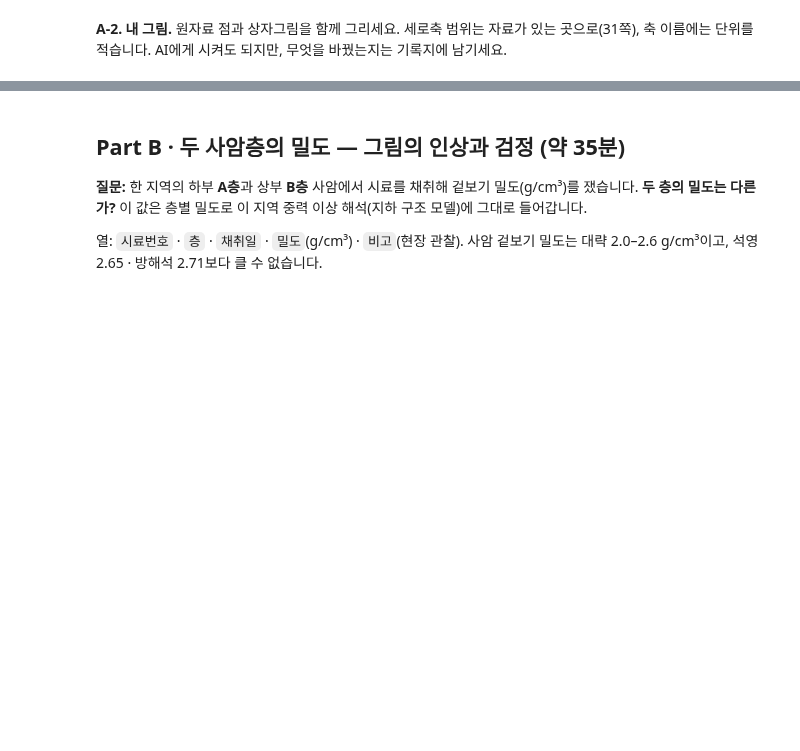
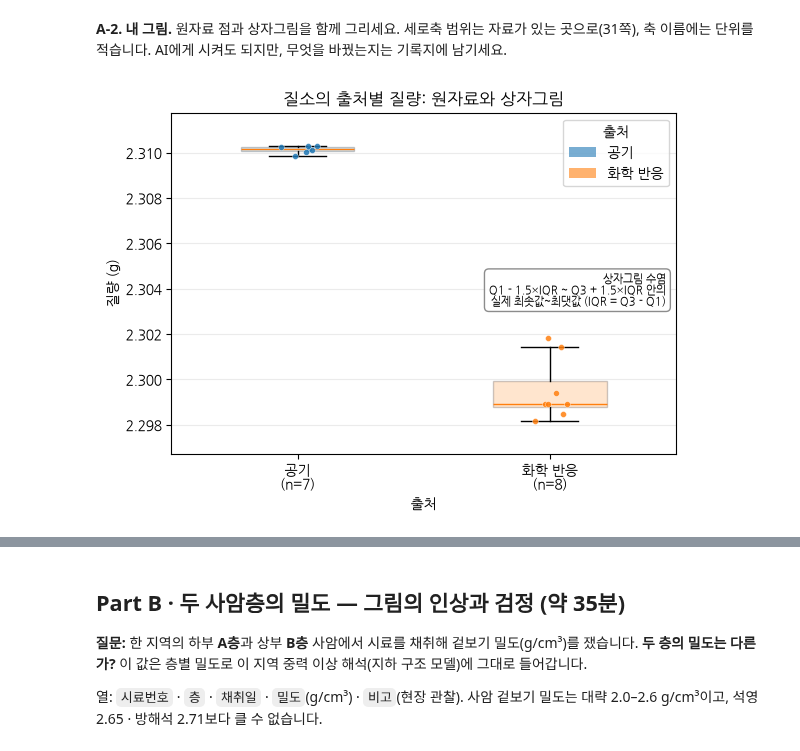
Before and after one commit to tykimuj33/basic-geological-data-science, a Jupyter notebook: 실습과제2/과제2_시작노트북_6주차.ipynb, the cells around one changed output, grey strips where cells are left out. Saved outputs shown, nothing was run; the diff lists cells and outputs as text; code cells hidden in the pictures; blank space fills up the shorter version.

```diff
--- a/실습과제2/과제2_시작노트북_6주차.ipynb
+++ b/실습과제2/과제2_시작노트북_6주차.ipynb
@@ -61,5 +112,50 @@ ra
 **A-2. 내 그림.** 원자료 점과 상자그림을 함께 그리세요. 세로축 범위는 자료가 있는 곳으로(31쪽), 축 이름에는 단위를 적습니다. AI에게 시켜도 되지만, 무엇을 바꿨는지는 기록지에 남기세요.
 # %%
 # A-2: 내 그림 (원자료 점 + 상자그림)
+from matplotlib.patches import Patch
+sources = ["공기", "화학 반응"]
+groups = [ra.loc[ra["출처"] == source, "질량_g"].dropna() for source in sources]
+colors = ["tab:blue", "tab:orange"]
+
+fig, ax = plt.subplots(figsize=(6, 4.5))
+boxes = ax.boxplot(groups, tick_labels=sources, patch_artist=True,
+                   showfliers=False, whis=1.5, widths=0.45)
+for box, color in zip(boxes["boxes"], colors):
+    box.set_facecolor(color)
+    box.set_alpha(0.2)
+
+# 작은 점과 좌우 흩뿌리기로 겹침을 줄입니다.
+rng = np.random.default_rng(42)
+for position, values, color in zip([1, 2], groups, colors):
+    jitter = rng.uniform(-0.08, 0.08, size=len(values))
+    ax.scatter(position + jitter, values, s=18, color=color,
+               alpha=0.85, edgecolors="white", linewidths=0.3, zorder=3)
+
+# 자료 범위에 맞게 세로축을 설정합니다.
+values = np.concatenate([group.to_numpy() for group in groups])
+padding = max(float(np.ptp(values)) * 0.12, 0.0001)
+ax.set_ylim(values.min() - padding, values.max() + padding)
+ax.ticklabel_format(axis="y", style="plain", useOffset=False)
+# 출처와 결측값을 제외한 실제 시료 수를 함께 표시합니다.
+ax.set_xticks([1, 2],
+              [f"{source}\n(n={len(group)})" for source, group in zip(sources, groups)])
+ax.set_xlabel("출처")
+ax.set_ylabel("질량 (g)")
+ax.set_title("질소의 출처별 질량: 원자료와 상자그림")
+ax.legend(handles=[Patch(facecolor=color, alpha=0.6, label=source)
+                   for source, color in zip(sources, colors)],
+          title="출처", loc="upper right")
+ax.grid(axis="y", alpha=0.25)
+ax.set_axisbelow(True)
+# 두 질량 집단 사이의 빈 공간에 공통 설명을 배치합니다.
+ax.text(0.98, 0.48,
+        "상자그림 수염\nQ1 - 1.5×IQR ~ Q3 + 1.5×IQR 안의\n실제 최솟값~최댓값 (IQR = Q3 - Q1)",
+        transform=ax.transAxes, ha="right", va="center", fontsize=8,
+        bbox=dict(boxstyle="round,pad=0.4", facecolor="white",
+                  edgecolor="gray", alpha=0.9))
+fig.tight_layout()
+plt.show()
+# %% [output]
+[figure, added]
 # %% [markdown]
 **A-3. 검정.** 아래 칸을 실행하세요. 두 출처의 차이는 질량의 몇 %인가요? 계산한 t는 임계 t의 몇 배인가요?
```
Also changed, not shown: parts of 18 cells of this notebook.
